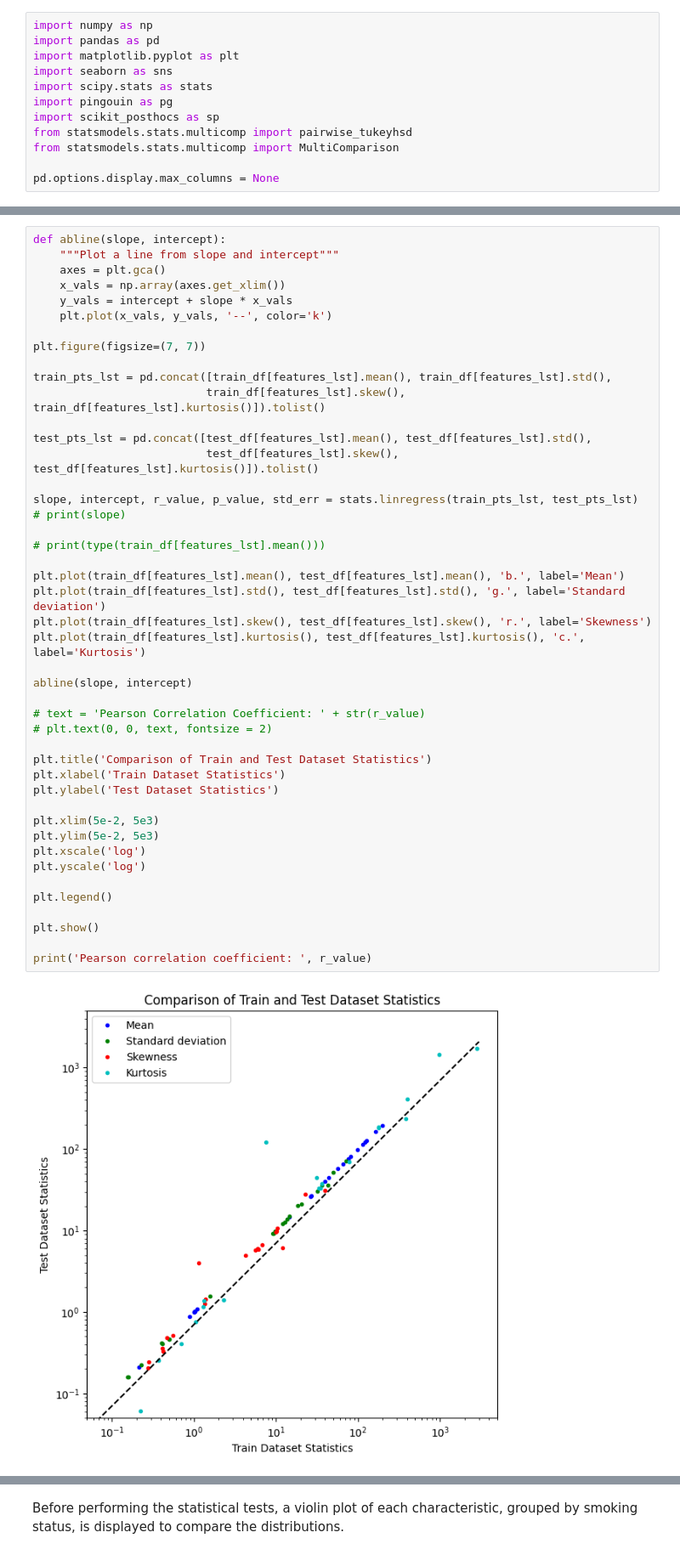
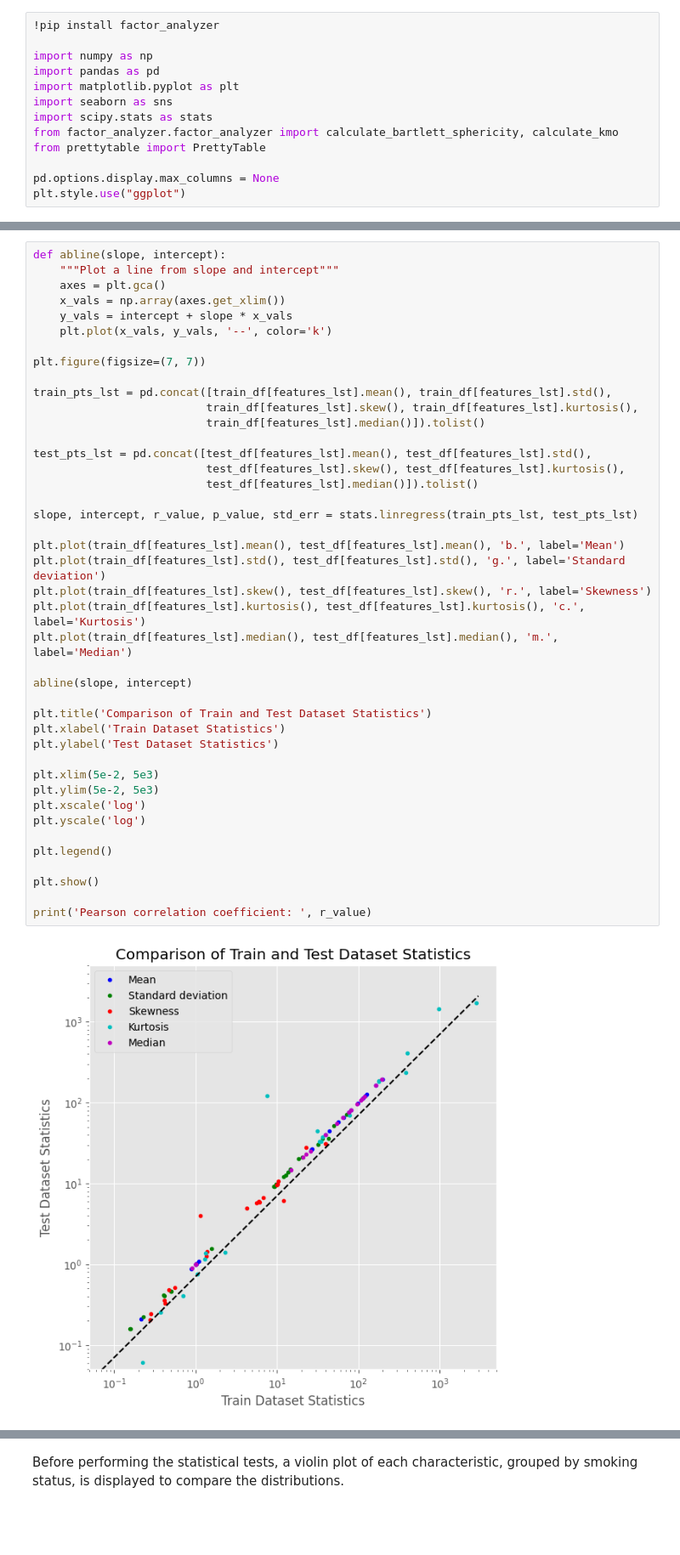
Before and after one commit to jrastogi1349342/jrastogi1349342.github.io, a Jupyter notebook: biosignals_pred.ipynb, the cells around one changed output, grey strips where cells are left out. Shown at 85% size. Saved outputs shown, nothing was run; the diff lists cells and outputs as text; blank space fills up the shorter version.

```diff
--- a/biosignals_pred.ipynb
+++ b/biosignals_pred.ipynb
@@ -32,12 +16,13 @@ This code imports all the necessary packages.
 # %%
+!pip install factor_analyzer
+
 import numpy as np
 import pandas as pd
 import matplotlib.pyplot as plt
 import seaborn as sns
 import scipy.stats as stats
-import pingouin as pg
-import scikit_posthocs as sp
-from statsmodels.stats.multicomp import pairwise_tukeyhsd
-from statsmodels.stats.multicomp import MultiComparison
+from factor_analyzer.factor_analyzer import calculate_bartlett_sphericity, calculate_kmo
+from prettytable import PrettyTable
 
 pd.options.display.max_columns = None
+plt.style.use("ggplot")
@@ -110,39 +125,36 @@ def abline(slope, intercept):
 plt.figure(figsize=(7, 7))
 
 train_pts_lst = pd.concat([train_df[features_lst].mean(), train_df[features_lst].std(),
-                          train_df[features_lst].skew(), train_df[features_lst].kurtosis()]).tolist()
+                          train_df[features_lst].skew(), train_df[features_lst].kurtosis(),
+                          train_df[features_lst].median()]).tolist()
 
 test_pts_lst = pd.concat([test_df[features_lst].mean(), test_df[features_lst].std(),
-                          test_df[features_lst].skew(), test_df[features_lst].kurtosis()]).tolist()
+                          test_df[features_lst].skew(), test_df[features_lst].kurtosis(),
+                          test_df[features_lst].median()]).tolist()
 
 slope, intercept, r_value, p_value, std_err = stats.linregress(train_pts_lst, test_pts_lst)
-# print(slope)
-
-# print(type(train_df[features_lst].mean()))
 
 plt.plot(train_df[features_lst].mean(), test_df[features_lst].mean(), 'b.', label='Mean')
 plt.plot(train_df[features_lst].std(), test_df[features_lst].std(), 'g.', label='Standard deviation')
 plt.plot(train_df[features_lst].skew(), test_df[features_lst].skew(), 'r.', label='Skewness')
 plt.plot(train_df[features_lst].kurtosis(), test_df[features_lst].kurtosis(), 'c.', label='Kurtosis')
+plt.plot(train_df[features_lst].median(), test_df[features_lst].median(), 'm.', label='Median')
 
 abline(slope, intercept)
-
-# text = 'Pearson Correlation Coefficient: ' + str(r_value)
-# plt.text(0, 0, text, fontsize = 2)
 
 plt.title('Comparison of Train and Test Dataset Statistics')
 plt.xlabel('Train Dataset Statistics')
 plt.ylabel('Test Dataset Statistics')
 
 plt.xlim(5e-2, 5e3)
 plt.ylim(5e-2, 5e3)
 plt.xscale('log')
 plt.yscale('log')
 
 plt.legend()
 
 plt.show()
 
 print('Pearson correlation coefficient: ', r_value)
 # %% [output]
-[figure, old version]
+[figure, new version]
```
Also changed, not shown: parts of 32 cells of this notebook.
